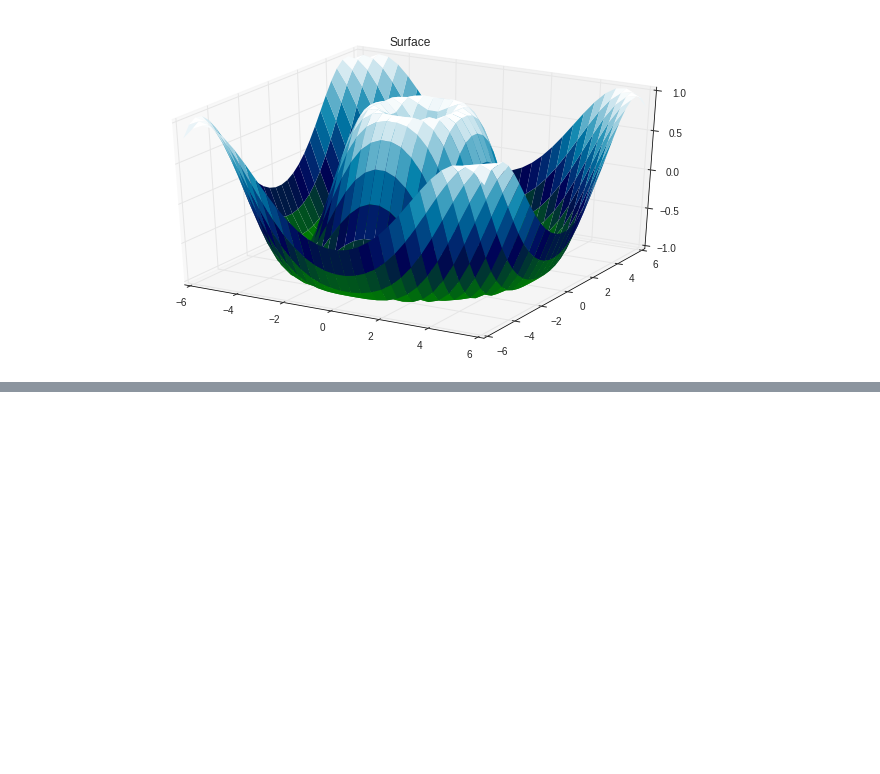
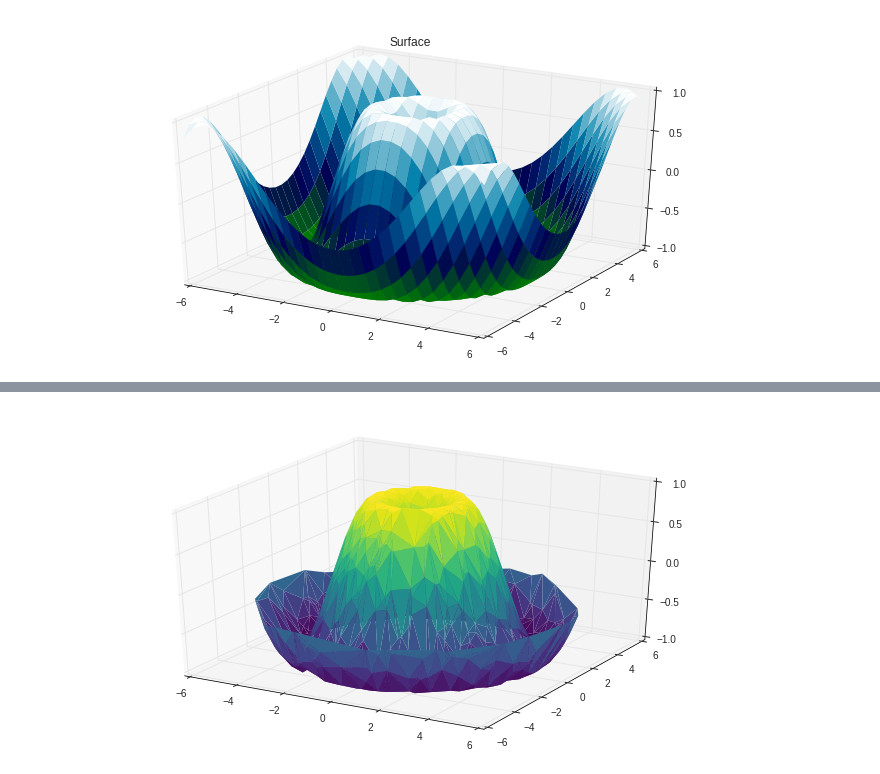
Before and after one commit to KazumaShachou/DataScience, a Jupyter notebook: Matplotlib_3.ipynb, the cells around one changed output, grey strips where cells are left out. Saved outputs shown, nothing was run; the diff lists cells and outputs as text; code cells hidden in the pictures; blank space fills up the shorter version.

```diff
--- a/Matplotlib_3.ipynb
+++ b/Matplotlib_3.ipynb
@@ -405,0 +435,8 @@ ax.set_title('Surface');
+# %%
+#ax.plot_trisurf
+fig = plt.figure(figsize=(11, 6))
+
+ax = plt.axes(projection = '3d')
+ax.plot_trisurf(x, y, z, cmap= 'viridis', edgecolor = 'none');
+# %% [output]
+[figure, added]
```
Also changed, not shown: parts of 15 cells of this notebook.
